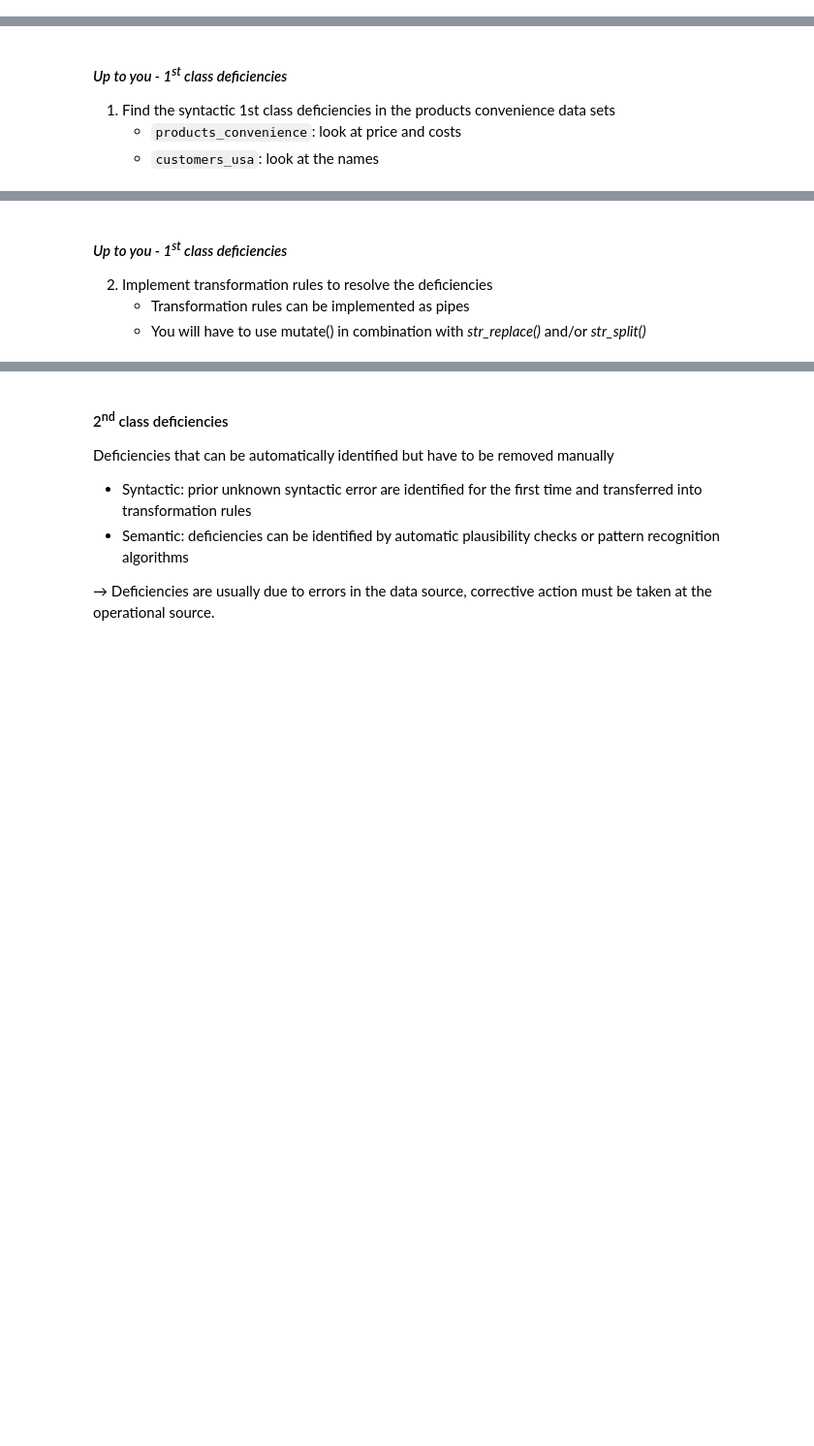
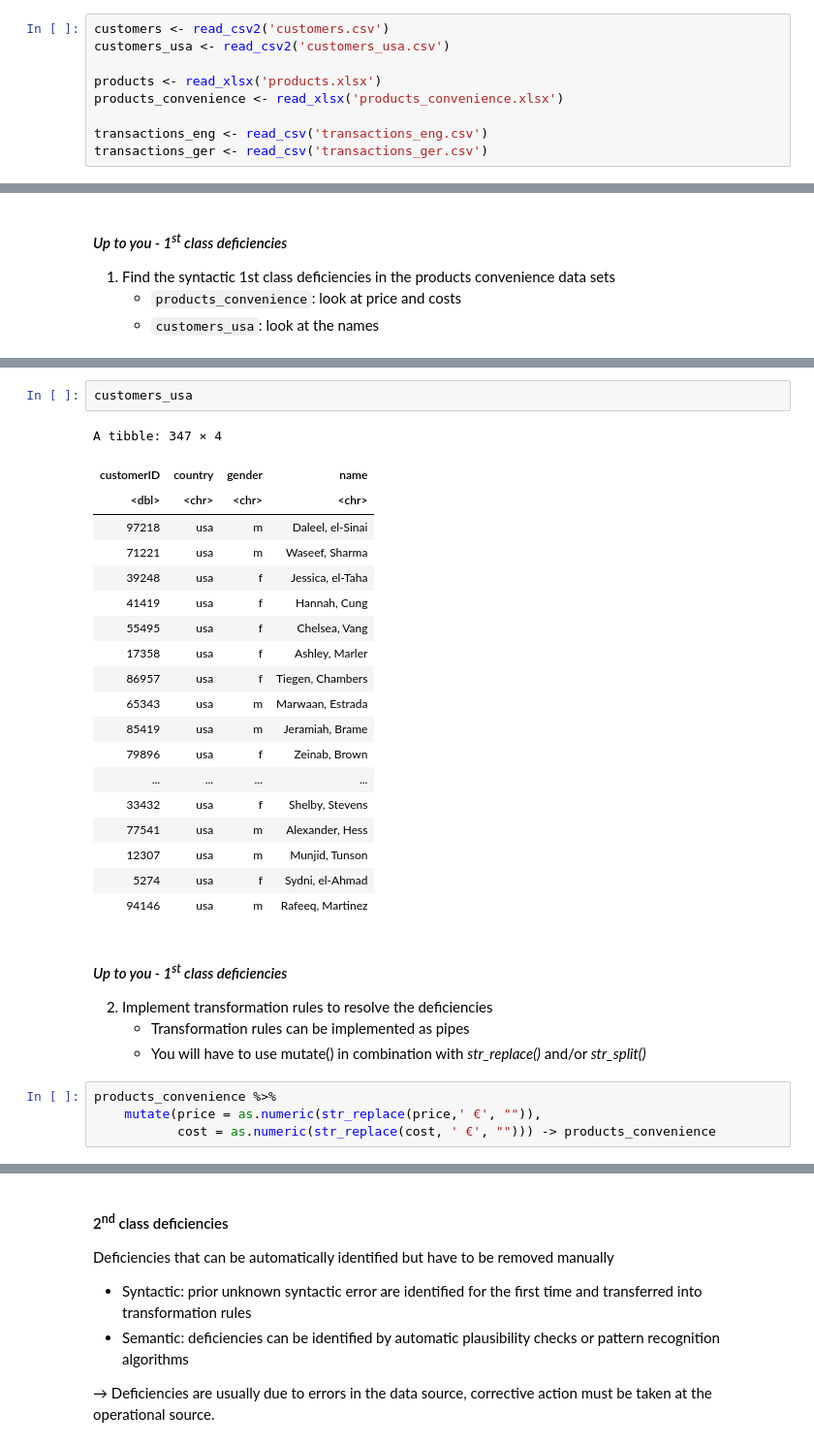
Before and after one commit to wi3jmu/AIS_2019, a Jupyter notebook: notebooks/AIS_T02_SS19.ipynb, the cells around one changed output, grey strips where cells are left out. Shown: that part at 97% size. Drawn from its saved outputs; the diff is of its cells as text; blank space fills up the shorter version.

```diff
--- a/notebooks/AIS_T02_SS19.ipynb
+++ b/notebooks/AIS_T02_SS19.ipynb
@@ -113,2 +118,11 @@ setwd('data/T02')
 # %% [markdown]
 - Read the data using the appropriate functions
+# %%
+customers <- read_csv2('customers.csv')
+customers_usa <- read_csv2('customers_usa.csv')
+
+products <- read_xlsx('products.xlsx')
+products_convenience <- read_xlsx('products_convenience.xlsx')
+
+transactions_eng <- read_csv('transactions_eng.csv')
+transactions_ger <- read_csv('transactions_ger.csv')
@@ -168,6 +214,32 @@ Syntactic and semantic deficiencies that are known in advance or can be anticipa
+# %%
+customers_usa
+# %% [output]
+A tibble: 347 × 4
+| customerID | country | gender | name |
+| <dbl> | <chr> | <chr> | <chr> |
+| 97218 | usa | m | Daleel, el-Sinai |
+| 71221 | usa | m | Waseef, Sharma |
+| 39248 | usa | f | Jessica, el-Taha |
+| 41419 | usa | f | Hannah, Cung |
+| 55495 | usa | f | Chelsea, Vang |
+| 17358 | usa | f | Ashley, Marler |
+| 86957 | usa | f | Tiegen, Chambers |
+| 65343 | usa | m | Marwaan, Estrada |
+| 85419 | usa | m | Jeramiah, Brame |
+| 79896 | usa | f | Zeinab, Brown |
+| ... | ... | ... | ... |
+| 33432 | usa | f | Shelby, Stevens |
+| 77541 | usa | m | Alexander, Hess |
+| 12307 | usa | m | Munjid, Tunson |
+| 5274 | usa | f | Sydni, el-Ahmad |
+| 94146 | usa | m | Rafeeq, Martinez |
 # %% [markdown]
 #### *Up to you - 1<sup>st</sup> class deficiencies*
 
 2. Implement transformation rules to resolve the deficiencies
     - Transformation rules can be implemented as pipes
     - You will have to use mutate() in combination with *str_replace()* and/or *str_split()*
+# %%
+products_convenience %>%
+    mutate(price = as.numeric(str_replace(price,' €', "")),
+           cost = as.numeric(str_replace(cost, ' €', ""))) -> products_convenience
```
Also changed, not shown: parts of 20 cells of this notebook, 1 other file.
